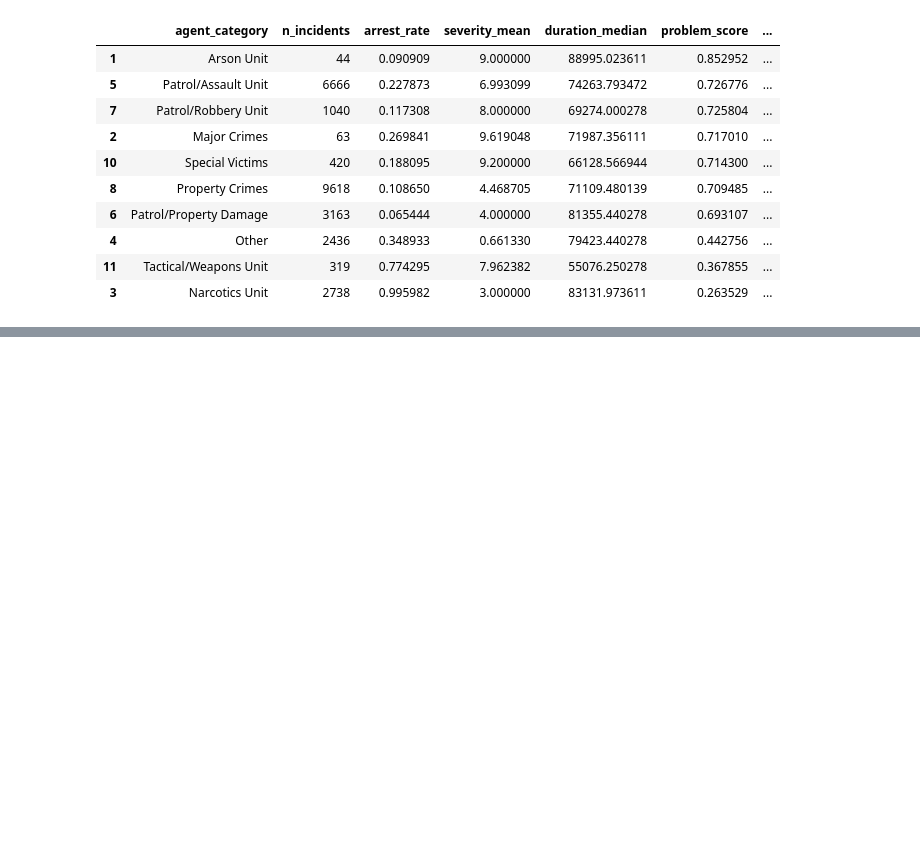
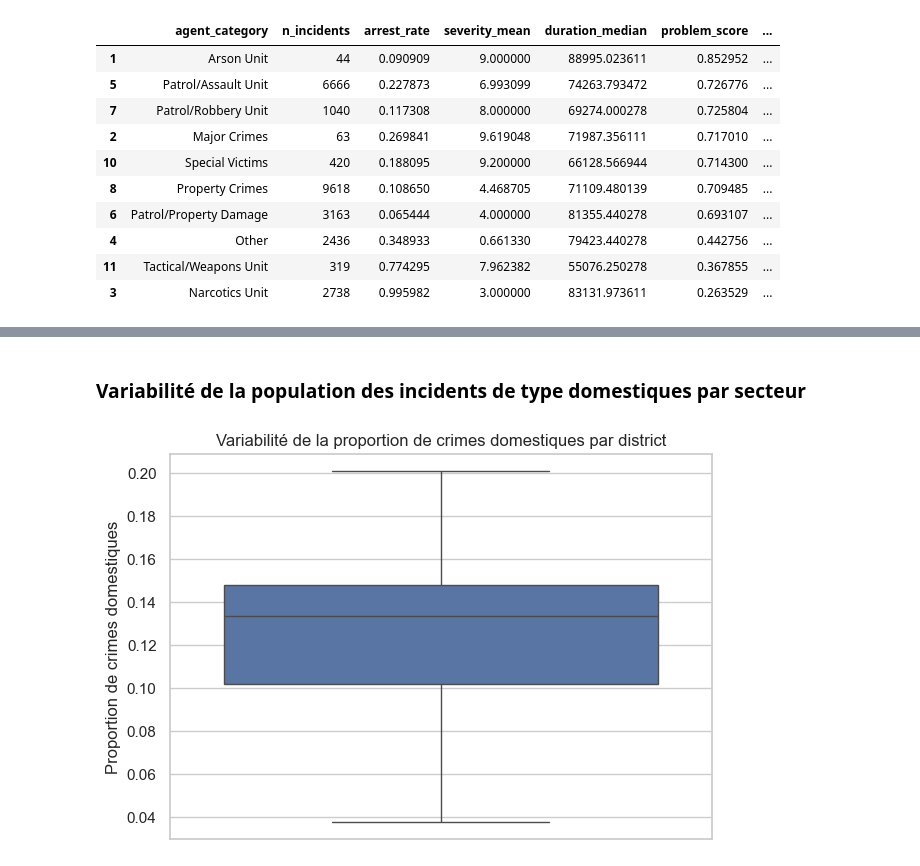
Before and after one commit to itsdav7/CrimeDB_Analysis, a Jupyter notebook: C_DB_Analysis.ipynb, the cells around one changed output, grey strips where cells are left out. Cells and saved outputs as stored; diff of their text form; code cells hidden in the pictures; blank space fills up the shorter version.

```diff
--- a/C_DB_Analysis.ipynb
+++ b/C_DB_Analysis.ipynb
@@ -772,0 +840,12 @@ Top problematic Agent Categories
+# %% [markdown]
+### Variabilité de la population des incidents de type domestiques par secteur
+# %%
+district_dom = data.groupby("District")["Domestic"].mean().reset_index()
+
+plt.figure(figsize=(7,5))
+sns.boxplot(y=district_dom["Domestic"])
+plt.title("Variabilité de la proportion de crimes domestiques par district")
+plt.ylabel("Proportion de crimes domestiques")
+plt.show()
+# %% [output]
+[figure, added]
```
Also changed, not shown: parts of 24 cells of this notebook.
